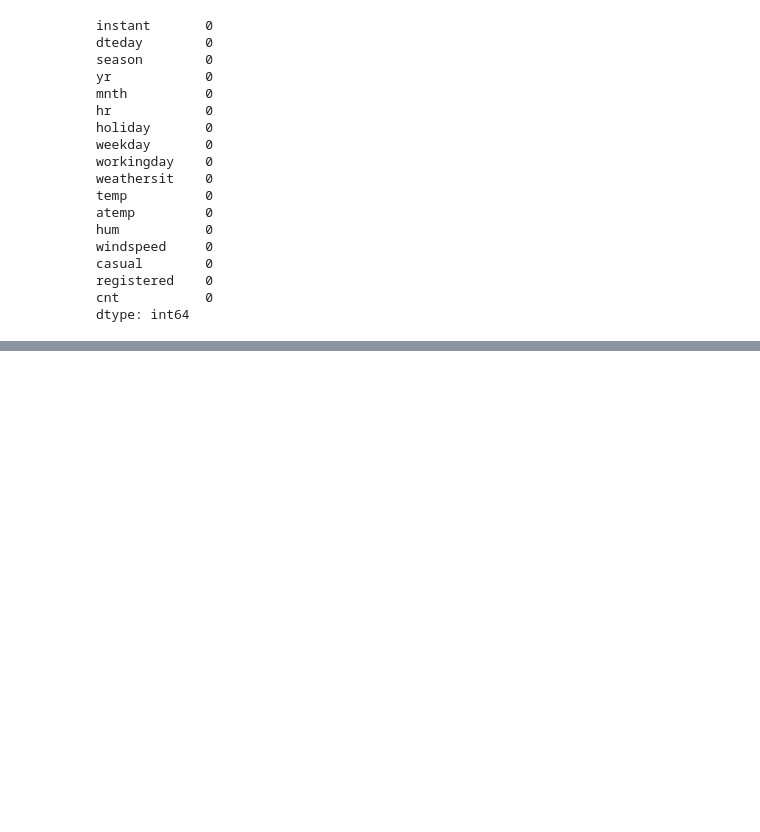
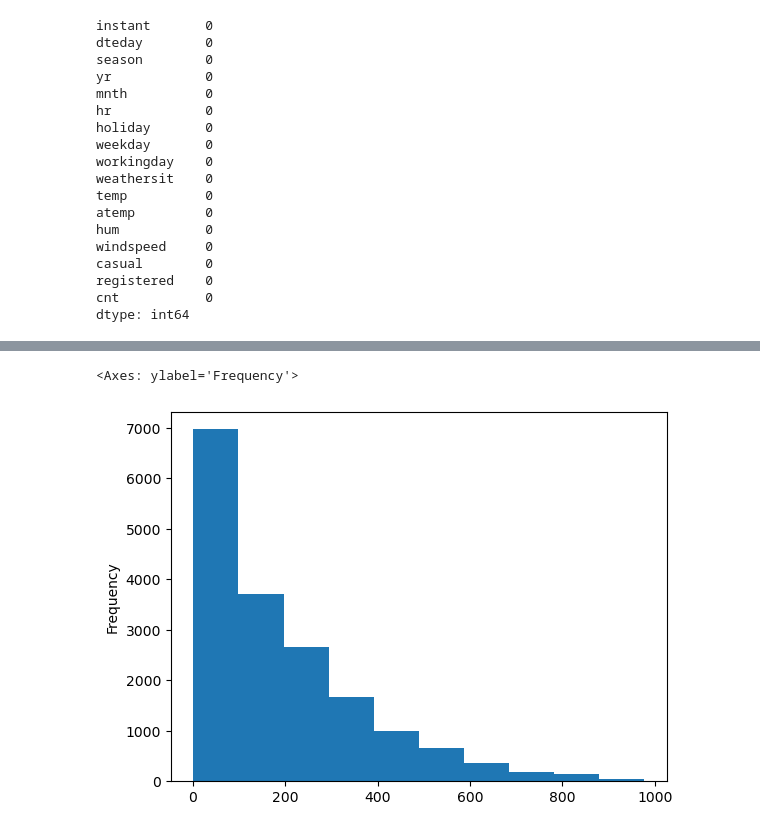
Before and after one commit to MikeTX56/ML-A-to-Z, a Jupyter notebook: Linear regression/Bike sharing/Notebook/bike_sharing.ipynb, the cells around one changed output, grey strips where cells are left out. Saved outputs shown, nothing was run; the diff lists cells and outputs as text; code cells hidden in the pictures; blank space fills up the shorter version.

```diff
--- a/Linear regression/Bike sharing/Notebook/bike_sharing.ipynb
+++ b/Linear regression/Bike sharing/Notebook/bike_sharing.ipynb
@@ -64,0 +131,5 @@ dtype: object
+# %%
+ df.cnt.plot.hist()
+# %% [output]
+<Axes: ylabel='Frequency'>
+[figure, added]
```
Also changed, not shown: parts of 11 cells of this notebook, 3 other files.
